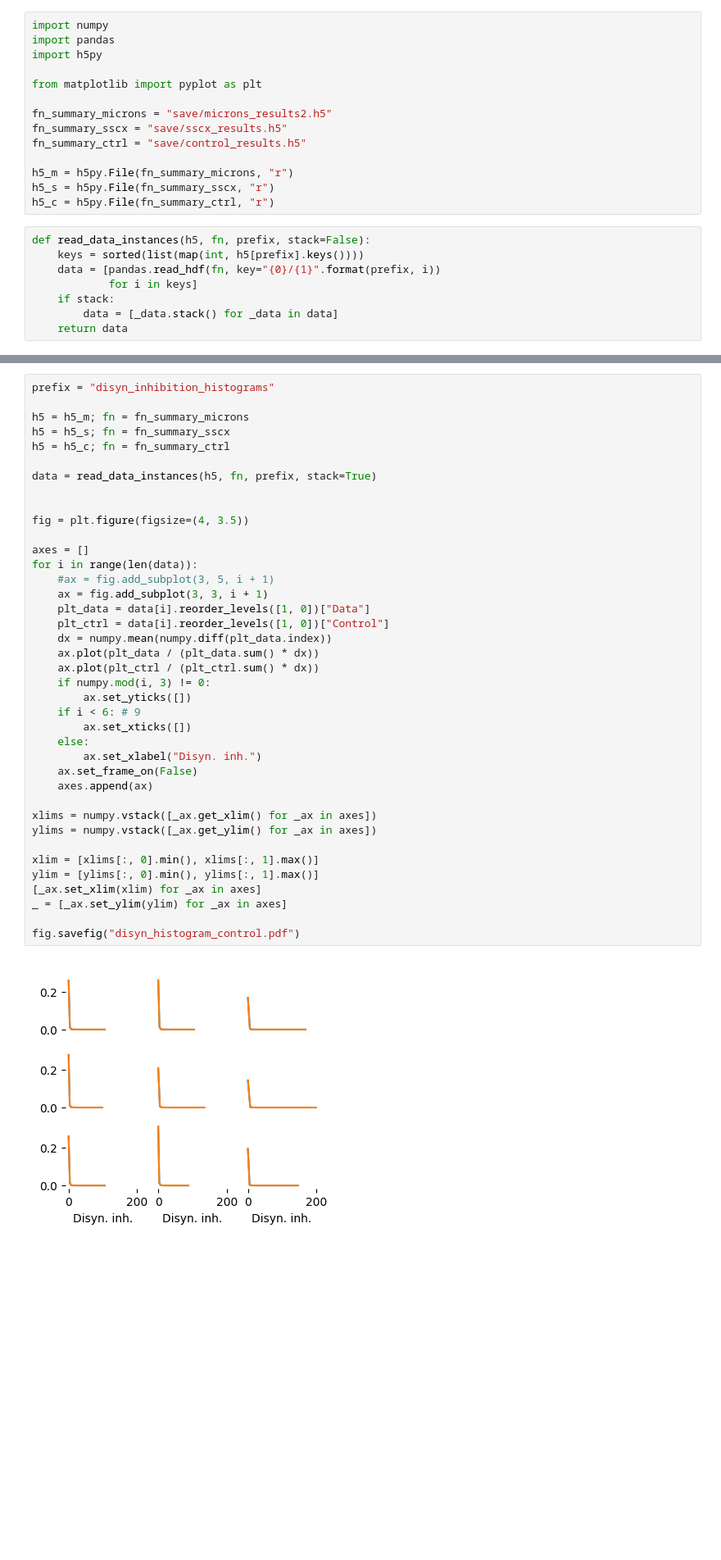
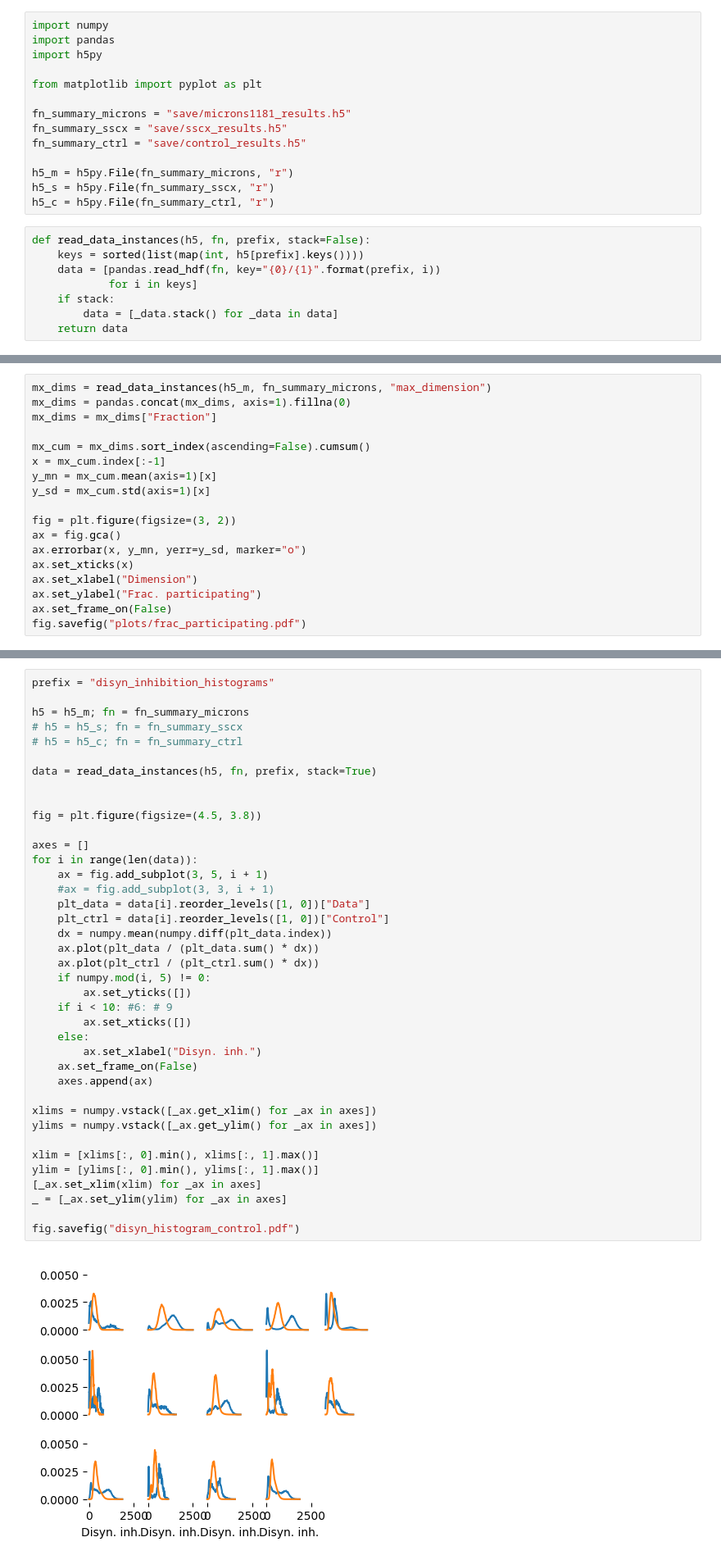
Before and after one commit to MWolfR/excitation_inhibition_topology, a Jupyter notebook: Plot summary statistics.ipynb, the cells around one changed output, grey strips where cells are left out. Shown at 82% size. Saved outputs shown, nothing was run; the diff lists cells and outputs as text; blank space fills up the shorter version.

```diff
--- a/Plot summary statistics.ipynb
+++ b/Plot summary statistics.ipynb
@@ -5,7 +5,7 @@ import h5py
 
 from matplotlib import pyplot as plt
 
-fn_summary_microns = "save/microns_results2.h5"
+fn_summary_microns = "save/microns1181_results.h5"
 fn_summary_sscx = "save/sscx_results.h5"
 fn_summary_ctrl = "save/control_results.h5"
 
@@ -22,0 +25,18 @@ def read_data_instances(h5, fn, prefix, stack=False):
+# %%
+mx_dims = read_data_instances(h5_m, fn_summary_microns, "max_dimension")
+mx_dims = pandas.concat(mx_dims, axis=1).fillna(0)
+mx_dims = mx_dims["Fraction"]
+
+mx_cum = mx_dims.sort_index(ascending=False).cumsum()
+x = mx_cum.index[:-1]
+y_mn = mx_cum.mean(axis=1)[x]
+y_sd = mx_cum.std(axis=1)[x]
+
+fig = plt.figure(figsize=(3, 2))
+ax = fig.gca()
+ax.errorbar(x, y_mn, yerr=y_sd, marker="o")
+ax.set_xticks(x)
+ax.set_xlabel("Dimension")
+ax.set_ylabel("Frac. participating")
+ax.set_frame_on(False)
+fig.savefig("plots/frac_participating.pdf")
@@ -193,43 +215,43 @@ fig.savefig("double_position_sscx.pdf")
 prefix = "disyn_inhibition_histograms"
 
 h5 = h5_m; fn = fn_summary_microns
-h5 = h5_s; fn = fn_summary_sscx
-h5 = h5_c; fn = fn_summary_ctrl
+# h5 = h5_s; fn = fn_summary_sscx
+# h5 = h5_c; fn = fn_summary_ctrl
 
 data = read_data_instances(h5, fn, prefix, stack=True)
 
 
-fig = plt.figure(figsize=(4, 3.5))
+fig = plt.figure(figsize=(4.5, 3.8))
 
 axes = []
 for i in range(len(data)):
-    #ax = fig.add_subplot(3, 5, i + 1)
-    ax = fig.add_subplot(3, 3, i + 1)
+    ax = fig.add_subplot(3, 5, i + 1)
+    #ax = fig.add_subplot(3, 3, i + 1)
     plt_data = data[i].reorder_levels([1, 0])["Data"]
     plt_ctrl = data[i].reorder_levels([1, 0])["Control"]
     dx = numpy.mean(numpy.diff(plt_data.index))
     ax.plot(plt_data / (plt_data.sum() * dx))
     ax.plot(plt_ctrl / (plt_ctrl.sum() * dx))
-    if numpy.mod(i, 3) != 0:
+    if numpy.mod(i, 5) != 0:
         ax.set_yticks([])
-    if i < 6: # 9
+    if i < 10: #6: # 9
         ax.set_xticks([])
     else:
         ax.set_xlabel("Disyn. inh.")
     ax.set_frame_on(False)
     axes.append(ax)
 
 xlims = numpy.vstack([_ax.get_xlim() for _ax in axes])
 ylims = numpy.vstack([_ax.get_ylim() for _ax in axes])
 
 xlim = [xlims[:, 0].min(), xlims[:, 1].max()]
 ylim = [ylims[:, 0].min(), ylims[:, 1].max()]
 [_ax.set_xlim(xlim) for _ax in axes]
 _ = [_ax.set_ylim(ylim) for _ax in axes]
 
 fig.savefig("disyn_histogram_control.pdf")
 # %% [output]
-[figure, old version]
+[figure, new version]
 # %%
 prefix = "disyn_inhibition_directedness"
 
```
Also changed, not shown: parts of 10 cells of this notebook, 4 other files.
